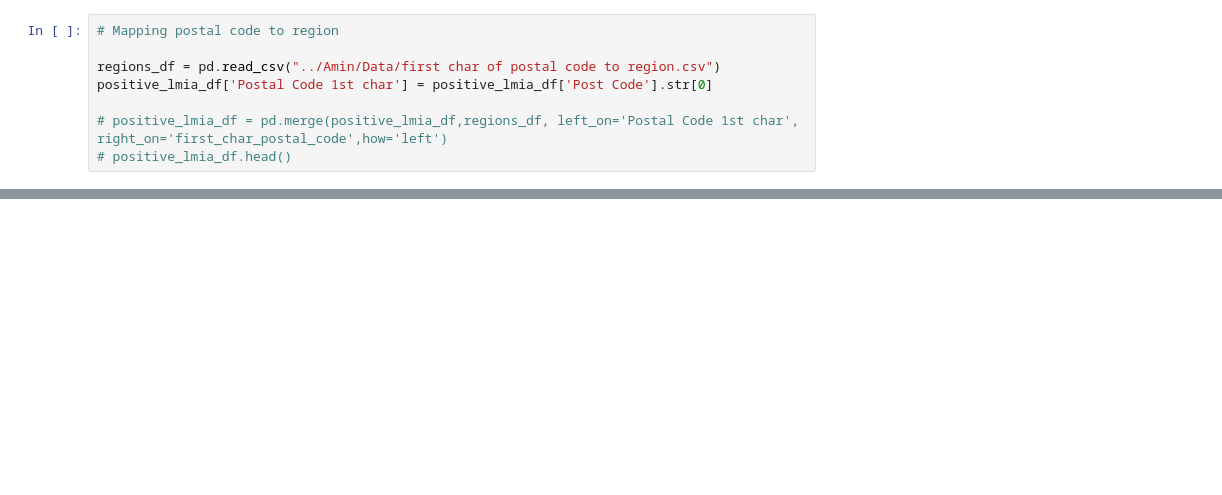
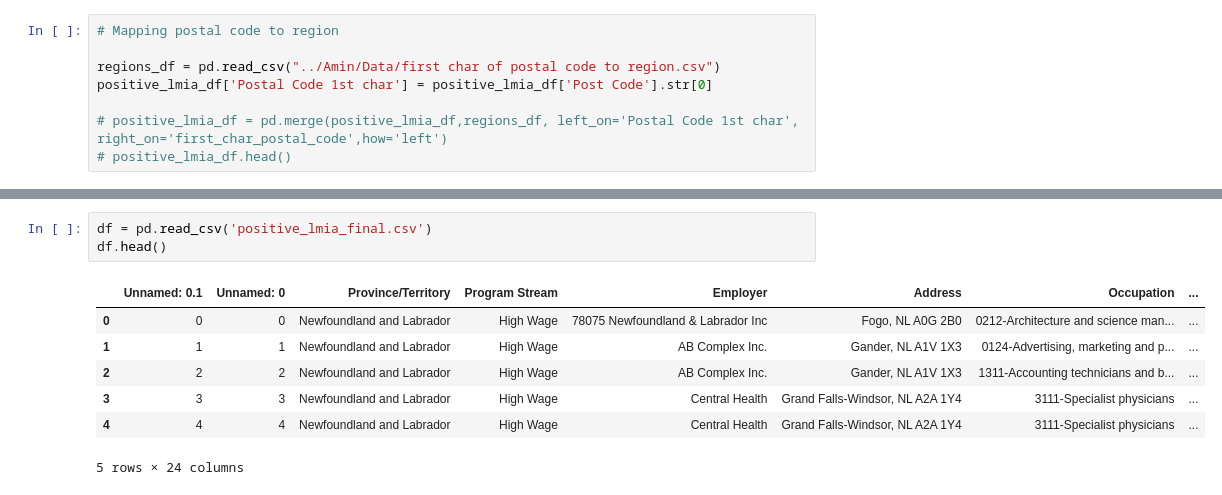
Before and after one commit to shubhleendhaka/Labor-Market-Analysis, a Jupyter notebook: Amin/main.ipynb, the cells around one changed output, grey strips where cells are left out. Cells and saved outputs as stored; diff of their text form; blank space fills up the shorter version.

```diff
--- a/Amin/main.ipynb
+++ b/Amin/main.ipynb
@@ -664,0 +660,11 @@ positive_lmia_df1.tail(55)
+# %%
+df = pd.read_csv('positive_lmia_final.csv')
+df.head()
+# %% [output]
+|  | Unnamed: 0.1 | Unnamed: 0 | Province/Territory | Program Stream | Employer | Address | Occupation | ... |
+| 0 | 0 | 0 | Newfoundland and Labrador | High Wage | 78075 Newfoundland & Labrador Inc | Fogo, NL A0G 2B0 | 0212-Architecture and science man... | ... |
+| 1 | 1 | 1 | Newfoundland and Labrador | High Wage | AB Complex Inc. | Gander, NL A1V 1X3 | 0124-Advertising, marketing and p... | ... |
+| 2 | 2 | 2 | Newfoundland and Labrador | High Wage | AB Complex Inc. | Gander, NL A1V 1X3 | 1311-Accounting technicians and b... | ... |
+| 3 | 3 | 3 | Newfoundland and Labrador | High Wage | Central Health | Grand Falls-Windsor, NL A2A 1Y4 | 3111-Specialist physicians | ... |
+| 4 | 4 | 4 | Newfoundland and Labrador | High Wage | Central Health | Grand Falls-Windsor, NL A2A 1Y4 | 3111-Specialist physicians | ... |
+5 rows × 24 columns
```
Also changed, not shown: parts of 8 cells of this notebook, 3 other files.
